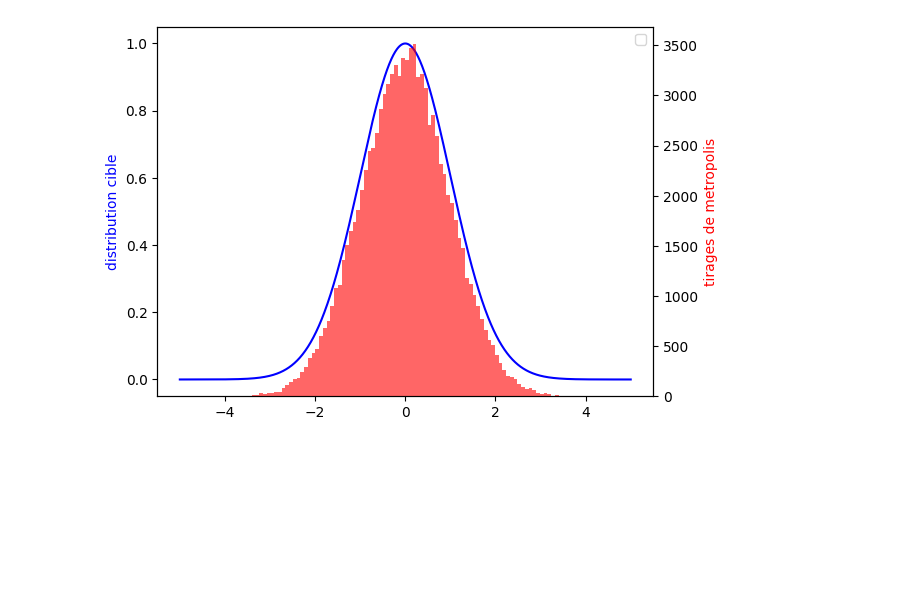
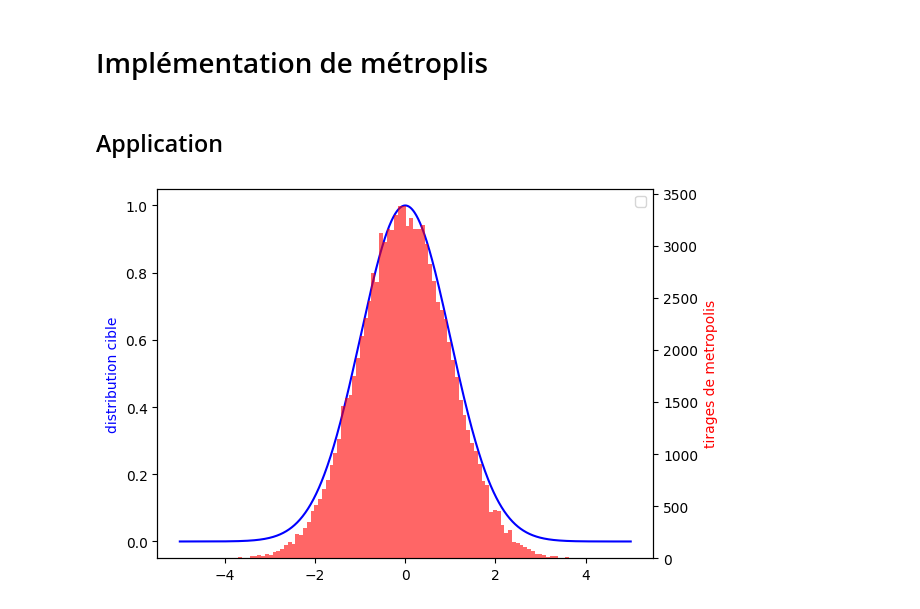
Before and after one commit to CorentinVaillant/ProjetMath-HastingMetropolis, a Jupyter notebook: Corentin/hasting_metropolis.ipynb, the cells around one changed output. Drawn from its saved outputs; the diff is of its cells as text; code cells hidden in the pictures; blank space fills up the shorter version.

```diff
--- a/Corentin/hasting_metropolis.ipynb
+++ b/Corentin/hasting_metropolis.ipynb
@@ -7,3 +11,5 @@ from distributions import norm_dist
+# %% [markdown]
+# Implémentation de métroplis
 # %%
 def metropolis(x0,distribution_cible,proposition, iterations = 1000):
     tirage = [x0]
@@ -27,6 +33,8 @@ def metropolis(x0,distribution_cible,proposition, iterations = 1000):
         tirage.append(x_t)
 
     return tirage
+# %% [markdown]
+## Application
 # %%
 distribution_cible = lambda x: np.exp(-x**2 / 2)
 
@@ -36,23 +44,23 @@ tirage = metropolis(0,distribution_cible,proposition,iterations=100_000)
 # %%
 fig, ax1 = plt.subplots()
 
 
-x = np.linspace(-5,5,1000)
-data1 = distribution_cible(x)
+X = np.linspace(-5,5,1000)
+data1 = distribution_cible(X)
 data2 = tirage
 
 ax1.set_ylabel("distribution cible",color = "blue")
-ax1.plot(x,data1,color="blue")
+ax1.plot(X,data1,color="blue")
 
 ax2 = ax1.twinx()
 
 ax2.hist(tirage,bins=100,color="red",alpha=0.6)
 ax2.set_ylabel("tirages de metropolis",color="red")
 
 plt.legend()
 plt.show()
 # %% [output]
-[figure, old version]
+[figure, new version]
 # %% [markdown]
 ## Algorithme de Metropolis-Hasting
 
```
Also changed, not shown: parts of 10 cells of this notebook.
